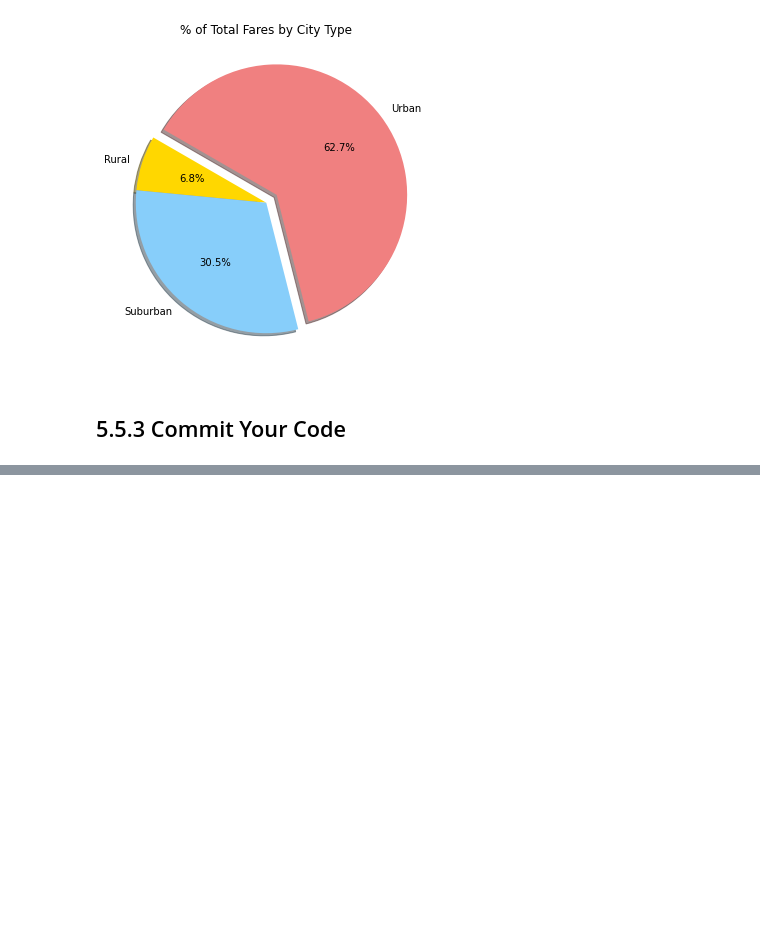
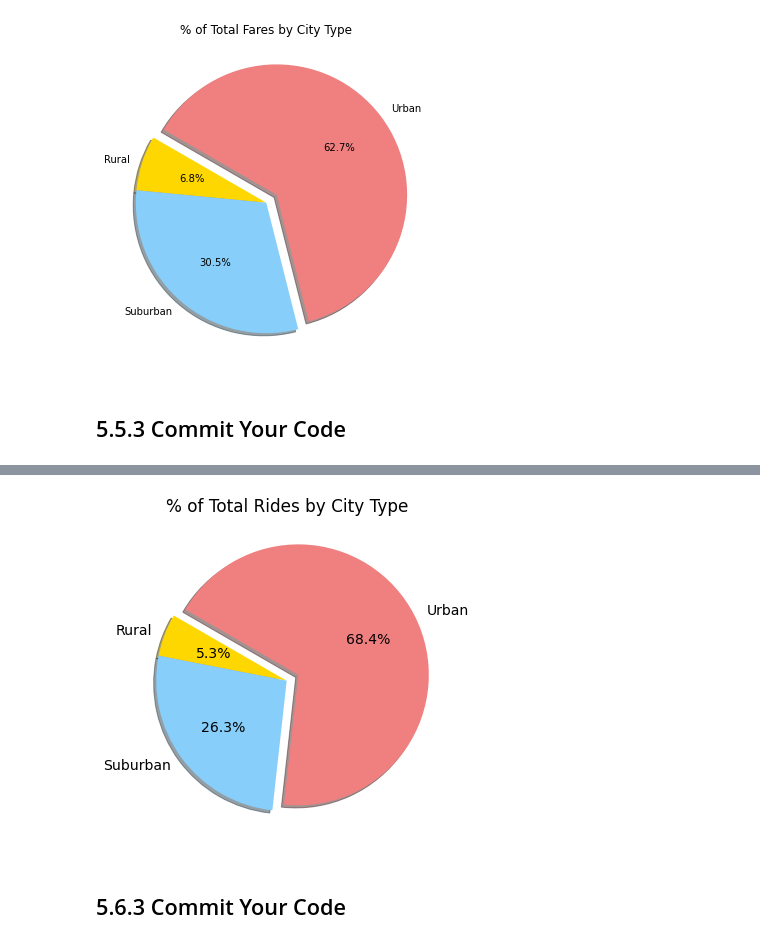
Before and after one commit to Sean-Rowe5280/PyBer_Analysis, a Jupyter notebook: Pyber.ipynb, the cells around one changed output, grey strips where cells are left out. Drawn from its saved outputs; the diff is of its cells as text; code cells hidden in the pictures; blank space fills up the shorter version.

Commit message:
Updated pie chart for percent of rides by city type.(5.6.2)

```diff
--- a/Pyber.ipynb
+++ b/Pyber.ipynb
@@ -1143,0 +1170,3 @@ plt.show()
+# %%
+pyber_rides_by_type=pyber_data_df.groupby("type").count()["ride_id"]
+pyber_rides_by_type
@@ -1143,0 +1179,3 @@ plt.show()
+# %%
+ride_percent=pyber_rides_by_type/sum(pyber_rides_by_type)*100
+ride_percent
@@ -1143,0 +1203,21 @@ plt.show()
+# %%
+# Build percentage of rides by city type pie chart.
+
+plt.subplots(figsize=(10, 6))
+plt.pie(ride_percent,
+    labels=["Rural", "Suburban", "Urban"],
+    colors=["gold", "lightskyblue", "lightcoral"],
+    explode=[0, 0, 0.1],
+    autopct='%1.1f%%',
+    shadow=True, startangle=150)
+plt.title("% of Total Rides by City Type")
+# Change the default font size from 10 to 14.
+mpl.rcParams['font.size'] = 14
+# Save Figure
+plt.savefig("analysis/Fig6.png")
+# Show Figure
+plt.show()
+# %% [output]
+[figure, added]
+# %% [markdown]
+## 5.6.3 Commit Your Code
```
Also changed, not shown: parts of 5 cells of this notebook.
